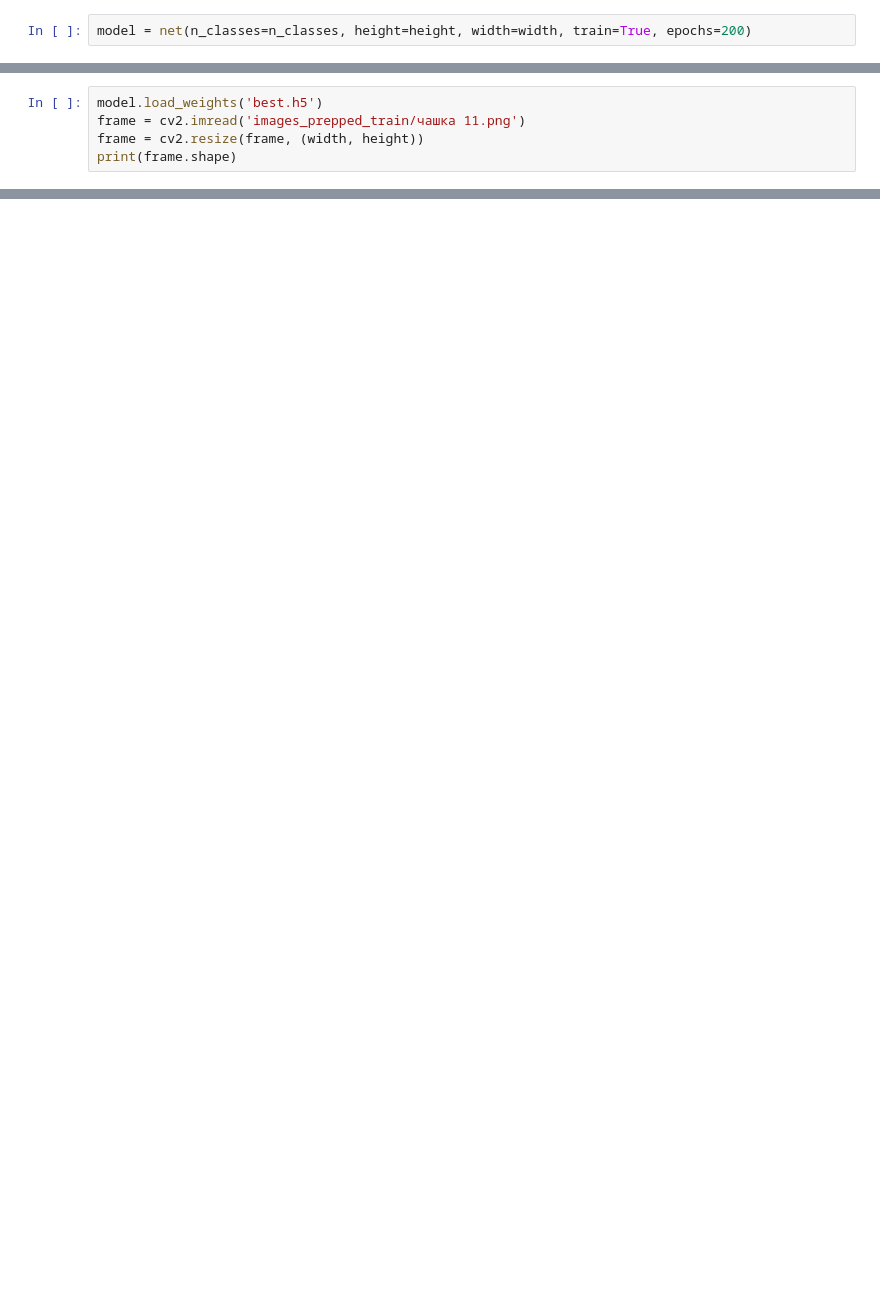
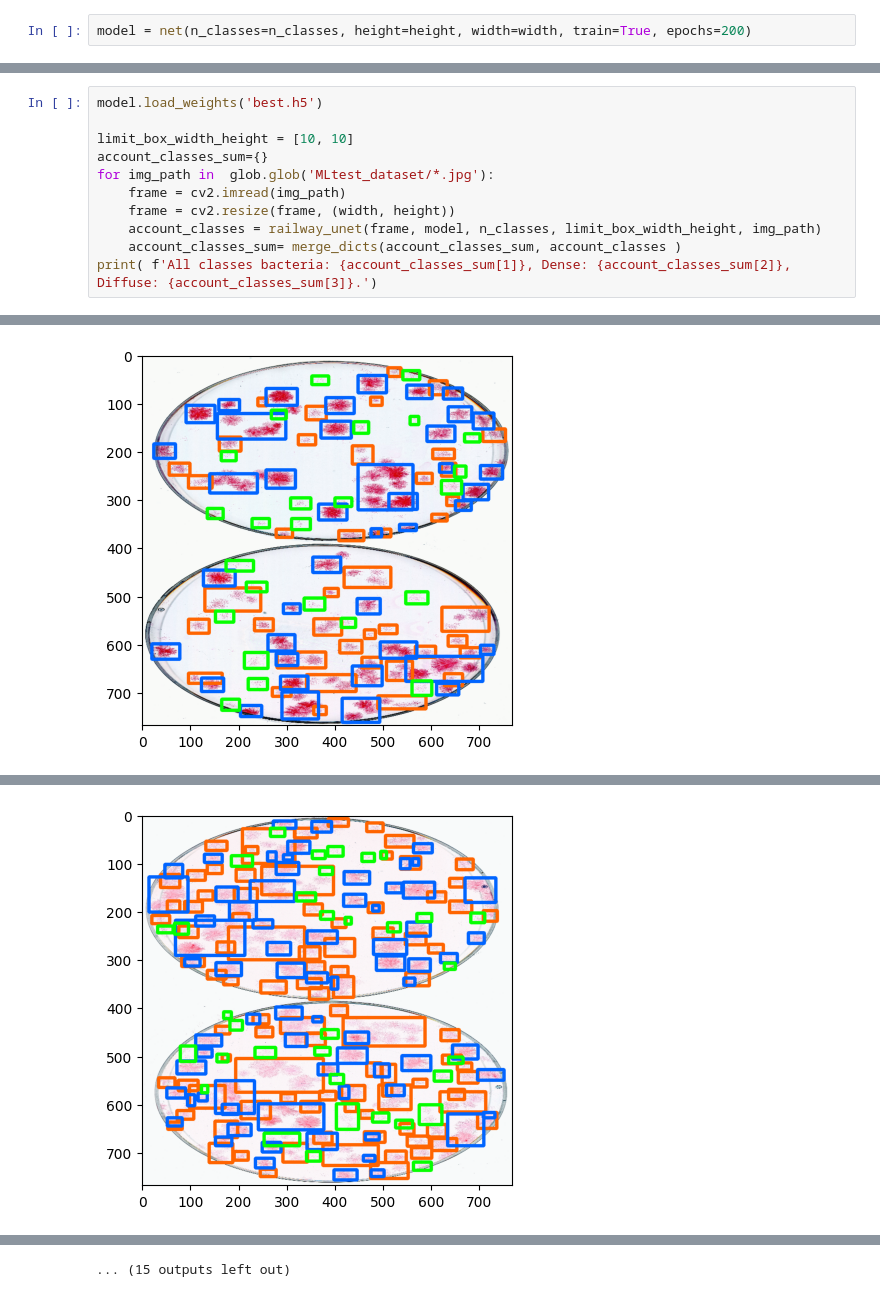
Before and after one commit to qmaxus/-ML, a Jupyter notebook: test_Ml.ipynb, the cells around one changed output, grey strips where cells are left out. Drawn from its saved outputs; the diff is of its cells as text; blank space fills up the shorter version.

```diff
--- a/test_Ml.ipynb
+++ b/test_Ml.ipynb
@@ -254,6 +330,12 @@ model = net(n_classes=n_classes, height=height, width=width, train=True, epochs=
 # %%
 model.load_weights('best.h5')
-frame = cv2.imread('images_prepped_train/чашка 11.png')
-frame = cv2.resize(frame, (width, height))
-print(frame.shape)
+
+limit_box_width_height = [10, 10]
+account_classes_sum={}
+for img_path in  glob.glob('MLtest_dataset/*.jpg'):
+    frame = cv2.imread(img_path)
+    frame = cv2.resize(frame, (width, height))
+    account_classes = railway_unet(frame, model, n_classes, limit_box_width_height, img_path)
+    account_classes_sum= merge_dicts(account_classes_sum, account_classes )
+print( f'All classes bacteria: {account_classes_sum[1]}, Dense: {account_classes_sum[2]}, Diffuse: {account_classes_sum[3]}.')
 # %% [output]
@@ -260,0 +344 @@ print(frame.shape)
+[figure, added]
@@ -260,0 +347 @@ print(frame.shape)
+[figure, added]
@@ -260,0 +360 @@ print(frame.shape)
+... (15 outputs left out)
```
Also changed, not shown: parts of 12 cells of this notebook.
